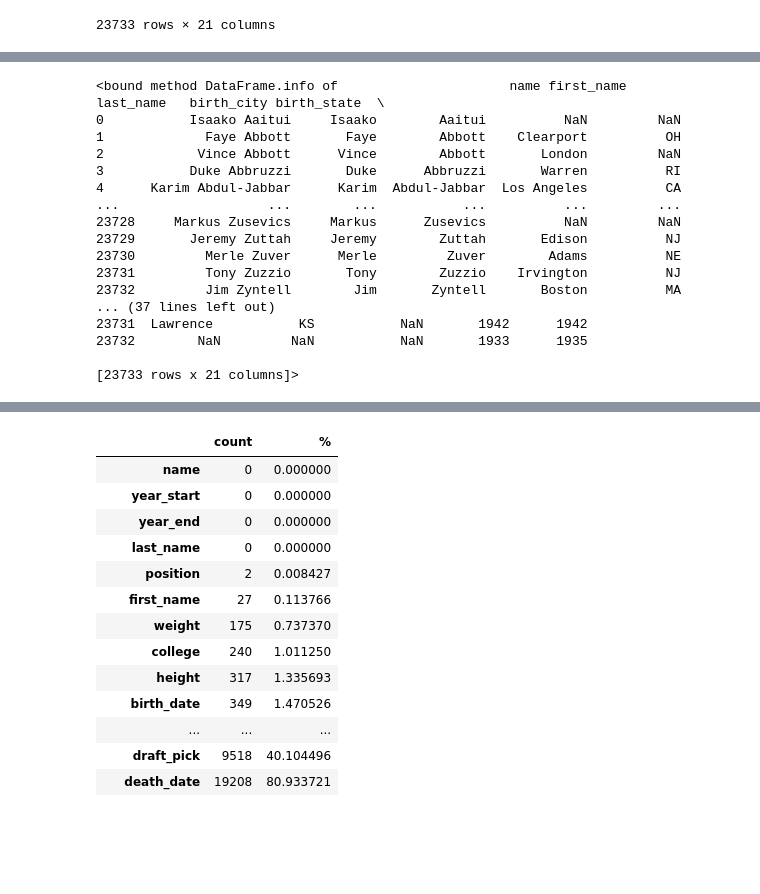
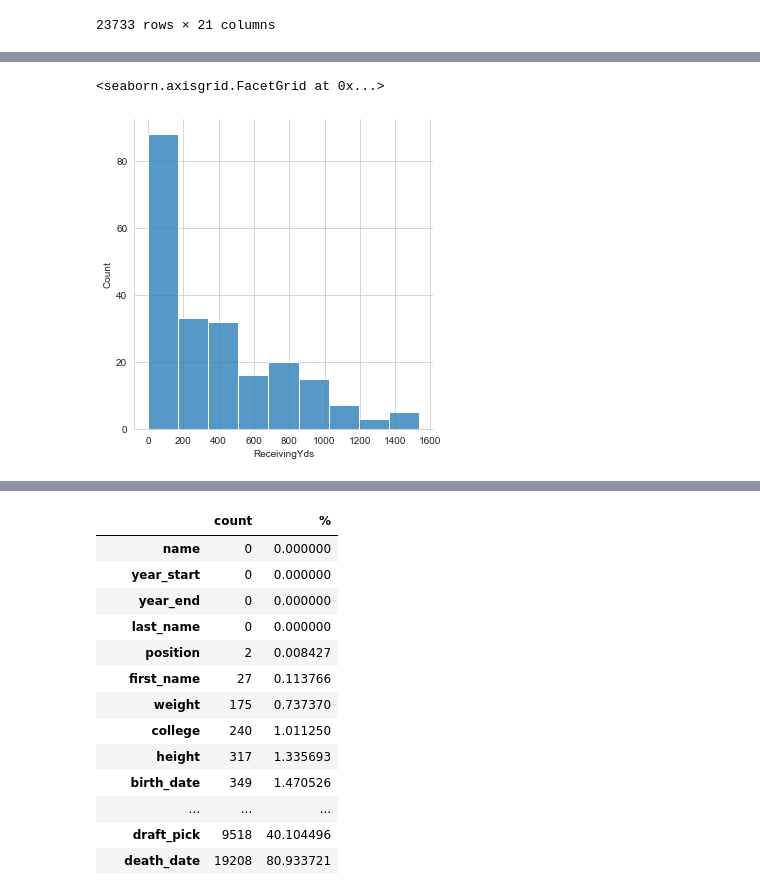
Before and after one commit to Ranealdinho/Springboard, a Jupyter notebook: Capstone2_NFL/RaneNajera_Capstone2_DataWrangling.ipynb, the cells around one changed output, grey strips where cells are left out. Drawn from its saved outputs; the diff is of its cells as text; code cells hidden in the pictures; blank space fills up the shorter version.

```diff
--- a/Capstone2_NFL/RaneNajera_Capstone2_DataWrangling.ipynb
+++ b/Capstone2_NFL/RaneNajera_Capstone2_DataWrangling.ipynb
@@ -37,3 +133,9 @@ player_data
+# %%
+sns.set_style('whitegrid')
+sns.displot(wr_df20['ReceivingYds'])
+# %% [output]
+<seaborn.axisgrid.FacetGrid at 0x...>
+[figure, added]
 # %%
 #nfl game data
 nfl_game_data = '/Users/ranen/OneDrive/Desktop/NFL/nfl_games.csv'
@@ -53,26 +155,6 @@ game_data
 | 16272 | 2019-01-20 | 2018 | 0 | 1 | KC | NE | 1675.286412 | 1661.668566 | 0.611248 | 31 | 37 | ... |
 | 16273 | 2019-02-03 | 2018 | 1 | 1 | LAR | NE | 1666.969395 | 1686.338837 | 0.472154 | 3 | 13 | ... |
 16274 rows × 12 columns
-# %%
-player_data.info
-# %% [output]
-<bound method DataFrame.info of                      name first_name     last_name   birth_city birth_state  \
-0           Isaako Aaitui     Isaako        Aaitui          NaN         NaN
-1             Faye Abbott       Faye        Abbott    Clearport          OH
-2            Vince Abbott      Vince        Abbott       London         NaN
-3           Duke Abbruzzi       Duke      Abbruzzi       Warren          RI
-4      Karim Abdul-Jabbar      Karim  Abdul-Jabbar  Los Angeles          CA
-...                   ...        ...           ...          ...         ...
-23728     Markus Zusevics     Markus      Zusevics          NaN         NaN
-23729       Jeremy Zuttah     Jeremy        Zuttah       Edison          NJ
-23730         Merle Zuver      Merle         Zuver        Adams          NE
-23731         Tony Zuzzio       Tony        Zuzzio    Irvington          NJ
-23732         Jim Zyntell        Jim       Zyntell       Boston          MA
-... (37 lines left out)
-23731  Lawrence           KS           NaN       1942      1942
-23732        NaN         NaN           NaN       1933      1935
-
-[23733 rows x 21 columns]>
 # %%
 #code to combine 5 years of csv data into one csv, commented out
 #extension = 'csv'
```
Also changed, not shown: parts of 6 cells of this notebook, 5 other files.
